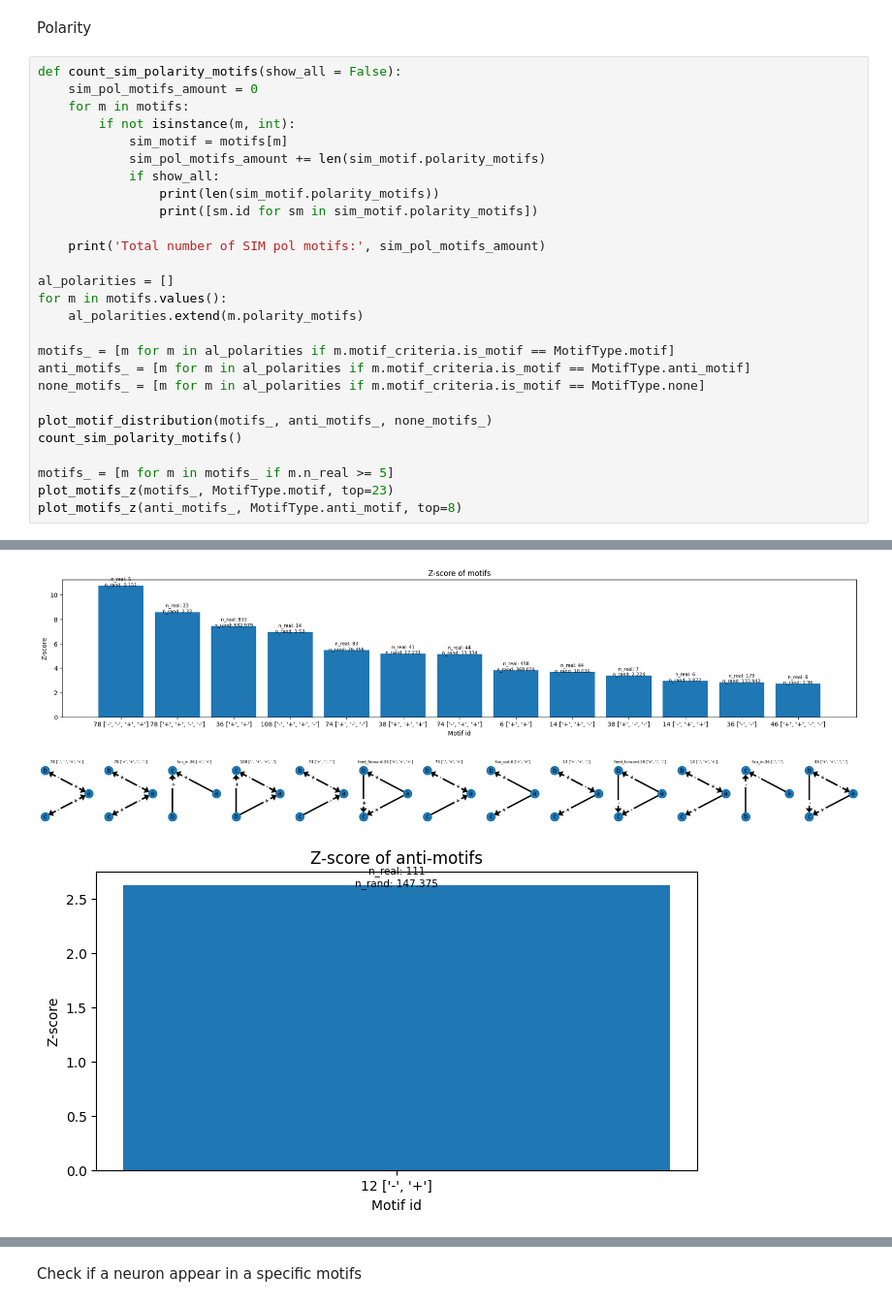
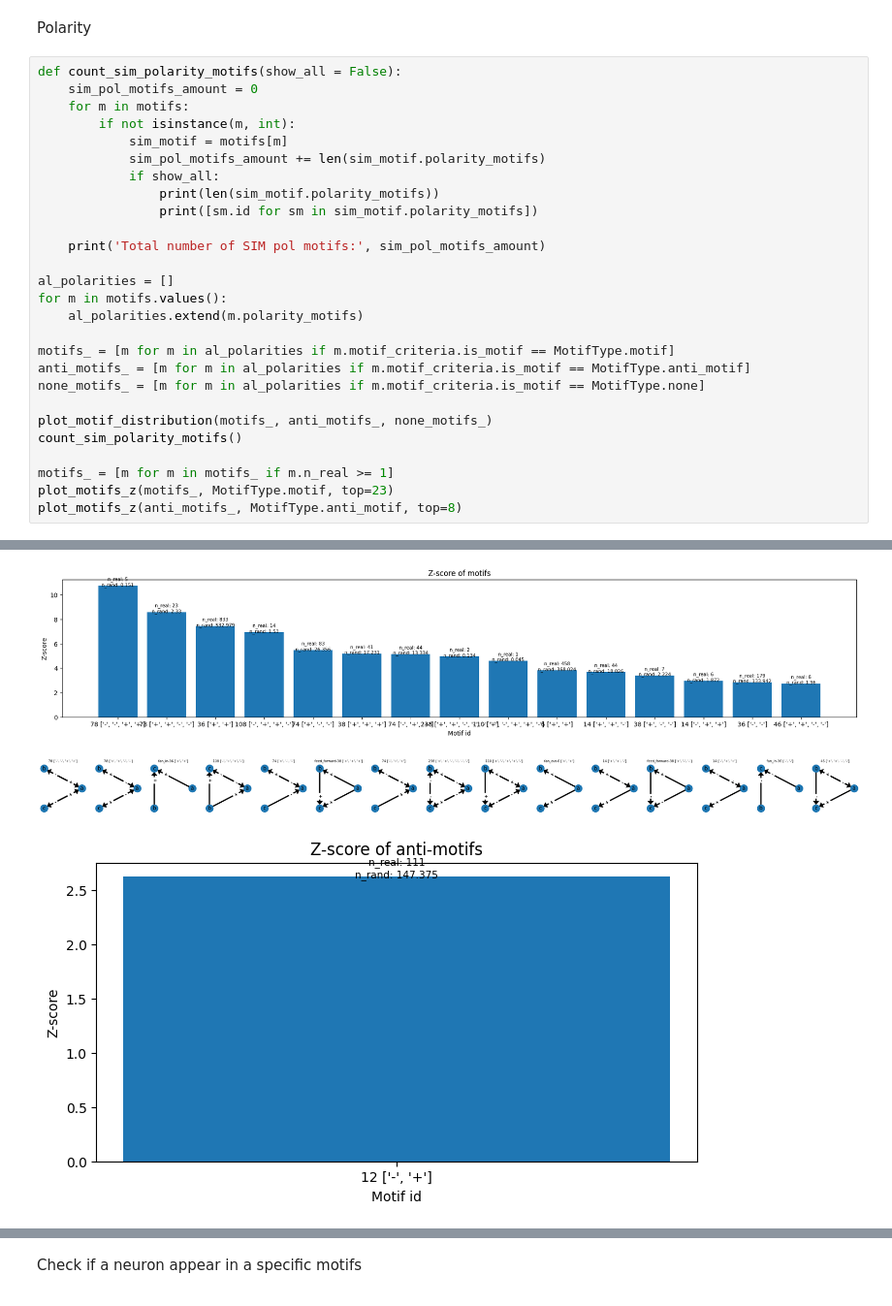
Before and after one commit to deangeckt/network_motifs, a Jupyter notebook: post_motif_analysis/motif_analysis.ipynb, the cells around one changed output, grey strips where cells are left out. Shown at 97% size. Cells and saved outputs as stored; diff of their text form.

```diff
--- a/post_motif_analysis/motif_analysis.ipynb
+++ b/post_motif_analysis/motif_analysis.ipynb
@@ -416,36 +416,36 @@ def count_sim_polarity_motifs(show_all = False):
     sim_pol_motifs_amount = 0
     for m in motifs:
         if not isinstance(m, int):
             sim_motif = motifs[m]
             sim_pol_motifs_amount += len(sim_motif.polarity_motifs)
             if show_all:
                 print(len(sim_motif.polarity_motifs))
                 print([sm.id for sm in sim_motif.polarity_motifs])
 
     print('Total number of SIM pol motifs:', sim_pol_motifs_amount)
 
 al_polarities = []
 for m in motifs.values():
     al_polarities.extend(m.polarity_motifs)
 
 motifs_ = [m for m in al_polarities if m.motif_criteria.is_motif == MotifType.motif]
 anti_motifs_ = [m for m in al_polarities if m.motif_criteria.is_motif == MotifType.anti_motif]
 none_motifs_ = [m for m in al_polarities if m.motif_criteria.is_motif == MotifType.none]
 
 plot_motif_distribution(motifs_, anti_motifs_, none_motifs_)
 count_sim_polarity_motifs()
 
-motifs_ = [m for m in motifs_ if m.n_real >= 5]
+motifs_ = [m for m in motifs_ if m.n_real >= 1]
 plot_motifs_z(motifs_, MotifType.motif, top=23)
 plot_motifs_z(anti_motifs_, MotifType.anti_motif, top=8)
 # %% [output]
 motif: 15/132
 anti-motif: 1/132
 none: 116/132
 Total number of SIM pol motifs: 0
 [figure]
-[figure, old version]
+[figure, new version]
-[figure, old version]
+[figure, new version]
 [figure]
 [figure]
 # %%
```
Also changed, not shown: parts of 4 cells of this notebook, 9 other files.
